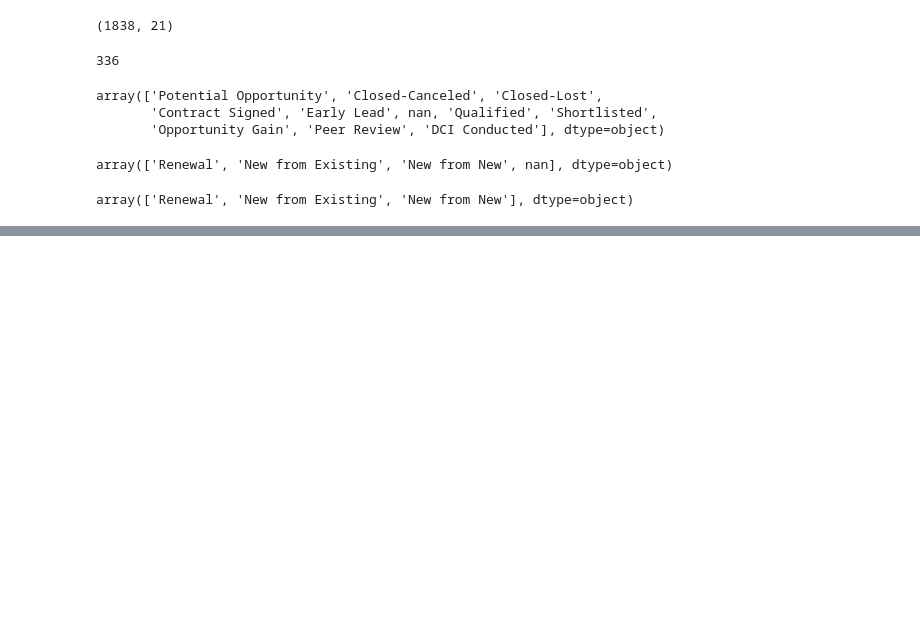
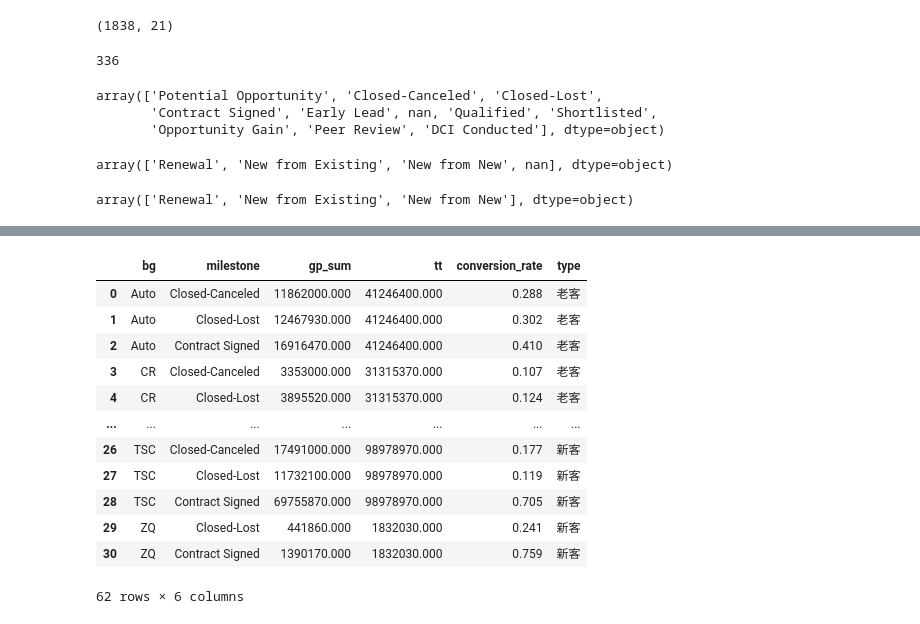
Before and after one commit to fyenne/play8_paint, a Jupyter notebook: pred.ipynb, the cells around one changed output, grey strips where cells are left out. Cells and saved outputs as stored; diff of their text form; code cells hidden in the pictures; blank space fills up the shorter version.

```diff
--- a/pred.ipynb
+++ b/pred.ipynb
@@ -613,0 +595,21 @@ op21_new_bg
+# %%
+
+op21_old_bg['type'] = '老客'
+op21_new_bg['type'] = '新客'
+
+pd.concat([op21_old_bg, op21_new_bg]).drop('index', axis = 1)\
+    # .to_csv('./data_up/cvrt_rate_21.csv', index= None, encoding = 'utf_8_sig')
+# %% [output]
+|  | bg | milestone | gp_sum | tt | conversion_rate | type |
+| 0 | Auto | Closed-Canceled | 11862000.000 | 41246400.000 | 0.288 | 老客 |
+| 1 | Auto | Closed-Lost | 12467930.000 | 41246400.000 | 0.302 | 老客 |
+| 2 | Auto | Contract Signed | 16916470.000 | 41246400.000 | 0.410 | 老客 |
+| 3 | CR | Closed-Canceled | 3353000.000 | 31315370.000 | 0.107 | 老客 |
+| 4 | CR | Closed-Lost | 3895520.000 | 31315370.000 | 0.124 | 老客 |
+| ... | ... | ... | ... | ... | ... | ... |
+| 26 | TSC | Closed-Canceled | 17491000.000 | 98978970.000 | 0.177 | 新客 |
+| 27 | TSC | Closed-Lost | 11732100.000 | 98978970.000 | 0.119 | 新客 |
+| 28 | TSC | Contract Signed | 69755870.000 | 98978970.000 | 0.705 | 新客 |
+| 29 | ZQ | Closed-Lost | 441860.000 | 1832030.000 | 0.241 | 新客 |
+| 30 | ZQ | Contract Signed | 1390170.000 | 1832030.000 | 0.759 | 新客 |
+62 rows × 6 columns
```
Also changed, not shown: parts of 12 cells of this notebook.
